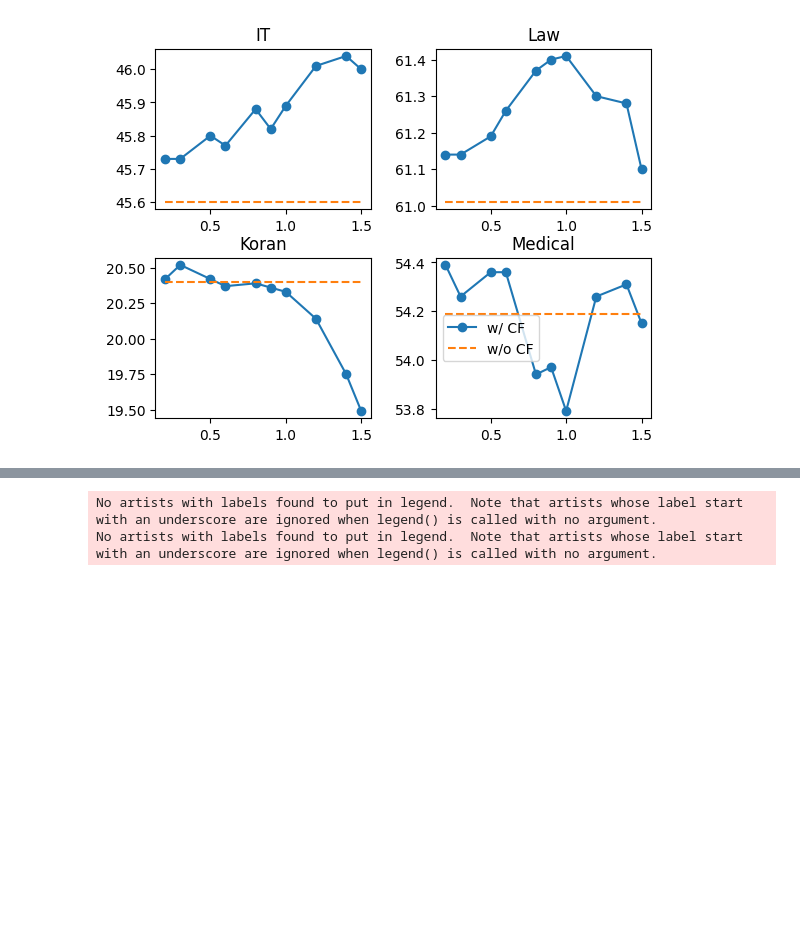
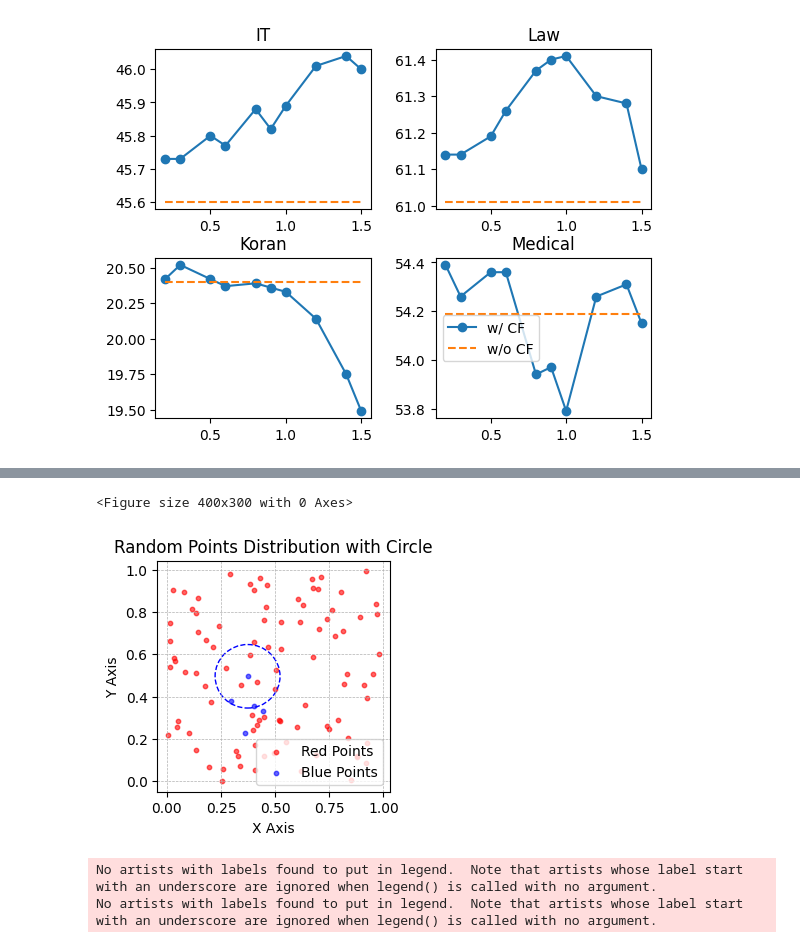
Before and after one commit to Cherry-qwq/CF-KNNMT, a Jupyter notebook: knnbox/translation_system/draw_pic.ipynb, the cells around one changed output, grey strips where cells are left out. Drawn from its saved outputs; the diff is of its cells as text; code cells hidden in the pictures; blank space fills up the shorter version.

```diff
--- a/knnbox/translation_system/draw_pic.ipynb
+++ b/knnbox/translation_system/draw_pic.ipynb
@@ -104,3 +185,31 @@ plt.show()
+# %%
+# 设置图的大小
+plt.figure(figsize=(4, 3))
+
+top_blue_point = blue_points[blue_points[:, 1].argmax()]
+
+# 设置圆的半径
+radius = 0.15
+
+# 再次绘制点
+plt.figure(figsize=(3, 3))
+plt.scatter(red_points[:, 0], red_points[:, 1], color='red', s=10, label='Red Points', alpha=0.6)
+plt.scatter(blue_points[:, 0], blue_points[:, 1], color='blue', s=10, label='Blue Points', alpha=0.6)
+
+# 添加虚线圆
+circle = plt.Circle(top_blue_point, radius, color='blue', fill=False, linestyle='--')
+plt.gca().add_artist(circle)
+
+# 设置图表元素
+plt.legend()
+plt.title('Random Points Distribution with Circle')
+plt.xlabel('X Axis')
+plt.ylabel('Y Axis')
+plt.grid(True, which='both', linestyle='--', linewidth=0.5)
+plt.show()
+# %% [output]
+<Figure size 400x300 with 0 Axes>
+[figure, added]
 # %%
 import matplotlib.pyplot as plt
 plt.rcParams['axes.unicode_minus'] = False  # 正确显示负号
```
Also changed, not shown: parts of 2 cells of this notebook, 43 other files.
